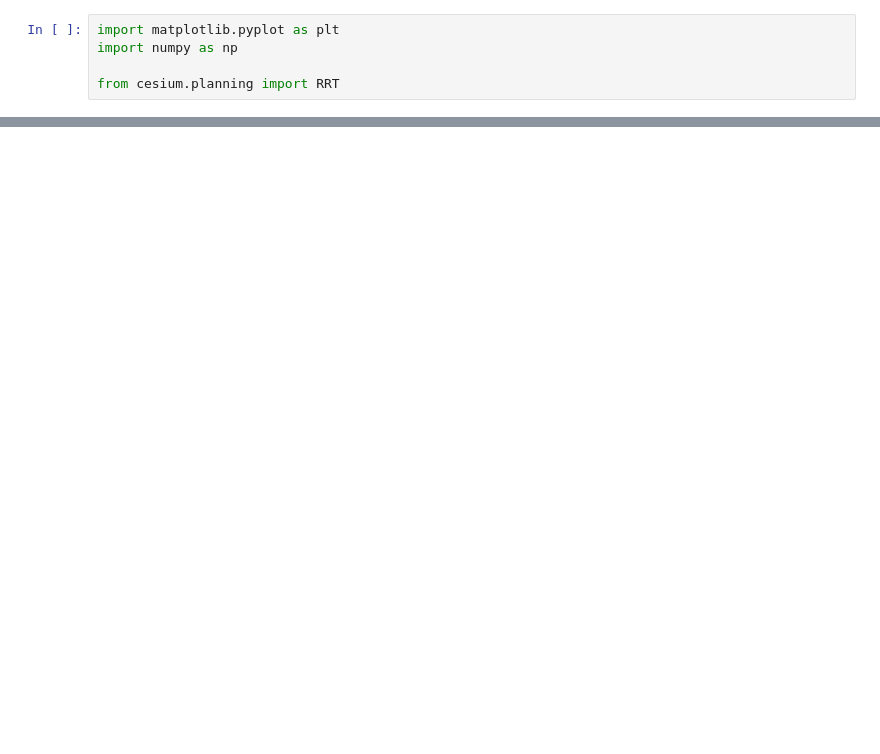
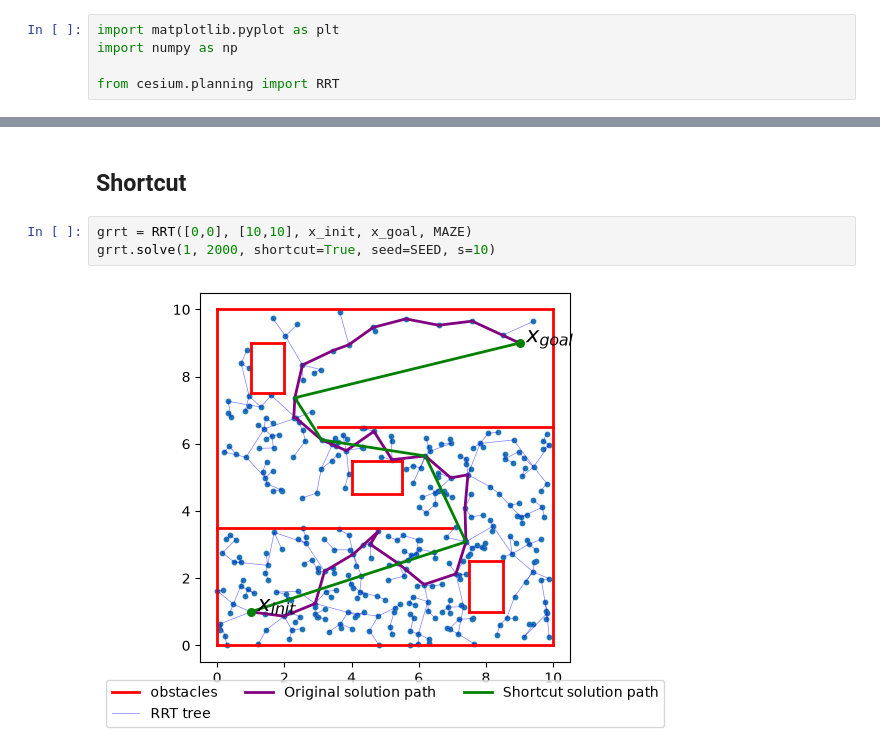
Before and after one commit to Cesium-Lab/gnc, a Jupyter notebook: py-gnc/playgrounds/planning/rrt-aa274-hw1.ipynb, the cells around one changed output, grey strips where cells are left out. Drawn from its saved outputs; the diff is of its cells as text; blank space fills up the shorter version.

```diff
--- a/py-gnc/playgrounds/planning/rrt-aa274-hw1.ipynb
+++ b/py-gnc/playgrounds/planning/rrt-aa274-hw1.ipynb
@@ -37,0 +44,7 @@ grrt.solve(1, 2000, goal_bias=0.005)
+# %% [markdown]
+## Shortcut
+# %%
+grrt = RRT([0,0], [10,10], x_init, x_goal, MAZE)
+grrt.solve(1, 2000, shortcut=True, seed=SEED, s=10)
+# %% [output]
+[figure, added]
```
Also changed, not shown: parts of 7 cells of this notebook, 1 other file.
